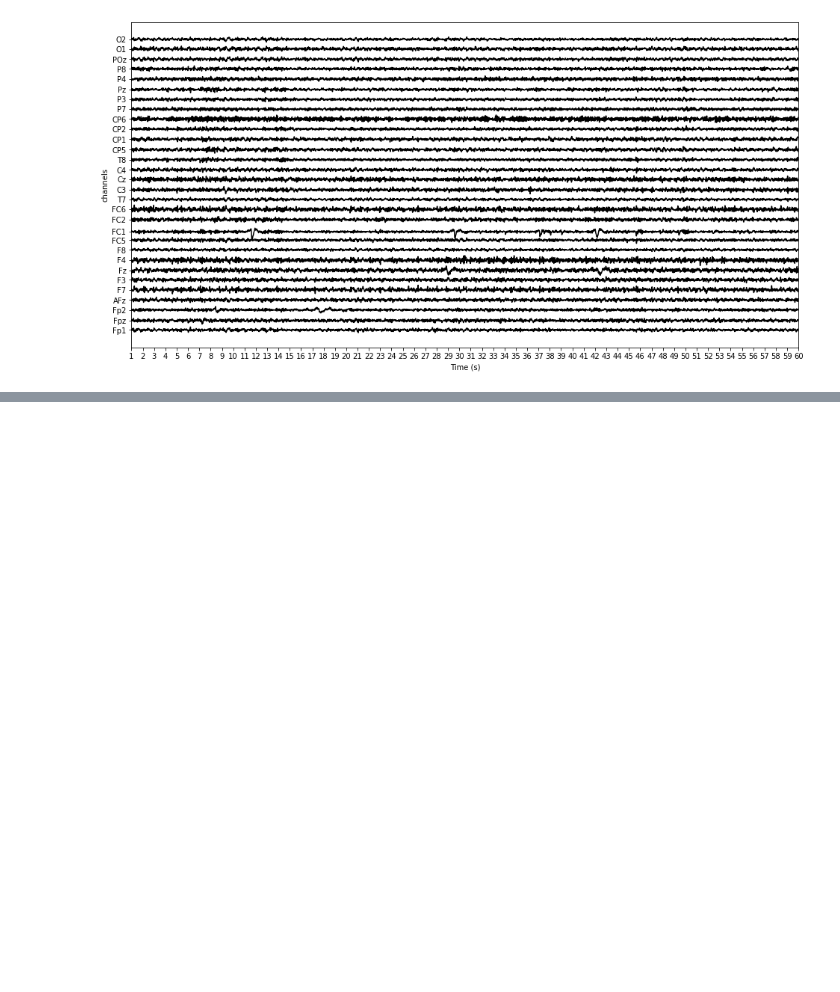
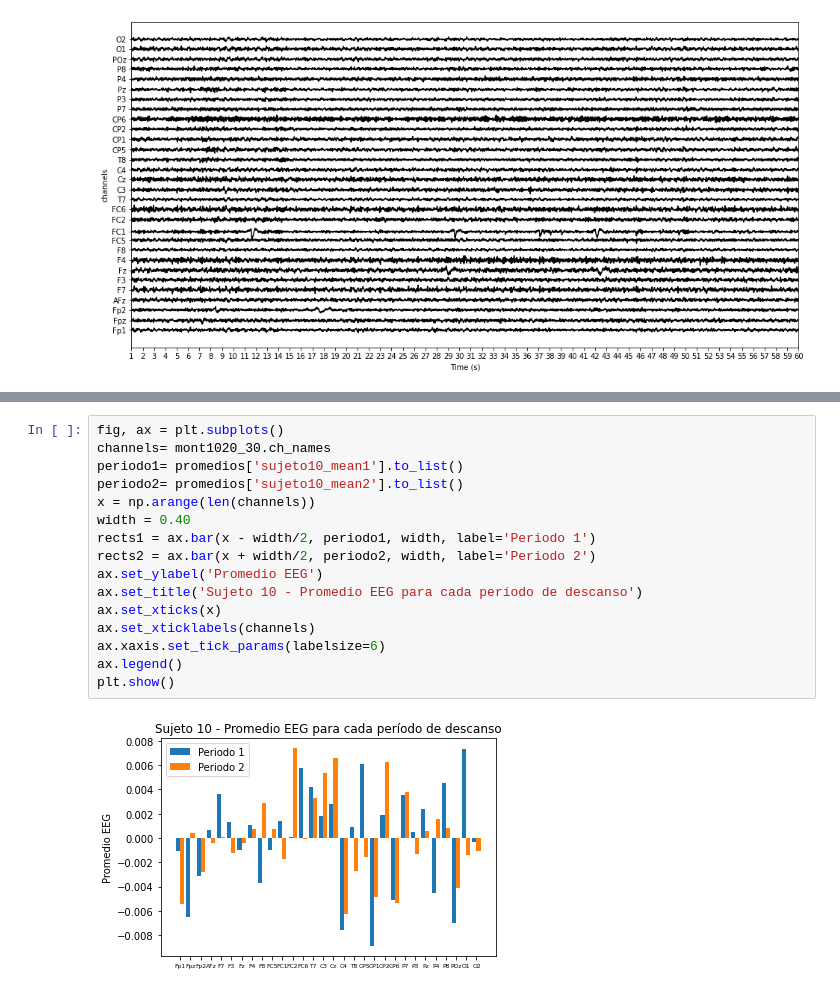
Before and after one commit to mglucini/tpDMCyT, a Jupyter notebook: src/trabajo.ipynb, the cells around one changed output, grey strips where cells are left out. Saved outputs shown, nothing was run; the diff lists cells and outputs as text; blank space fills up the shorter version.

```diff
--- a/src/trabajo.ipynb
+++ b/src/trabajo.ipynb
@@ -488,0 +573,18 @@ plt.show()
+# %%
+fig, ax = plt.subplots()
+channels= mont1020_30.ch_names
+periodo1= promedios['sujeto10_mean1'].to_list()
+periodo2= promedios['sujeto10_mean2'].to_list()
+x = np.arange(len(channels))
+width = 0.40
+rects1 = ax.bar(x - width/2, periodo1, width, label='Periodo 1')
+rects2 = ax.bar(x + width/2, periodo2, width, label='Periodo 2')
+ax.set_ylabel('Promedio EEG')
+ax.set_title('Sujeto 10 - Promedio EEG para cada período de descanso')
+ax.set_xticks(x)
+ax.set_xticklabels(channels)
+ax.xaxis.set_tick_params(labelsize=6)
+ax.legend()
+plt.show()
+# %% [output]
+[figure, added]
```
Also changed, not shown: parts of 10 cells of this notebook.
